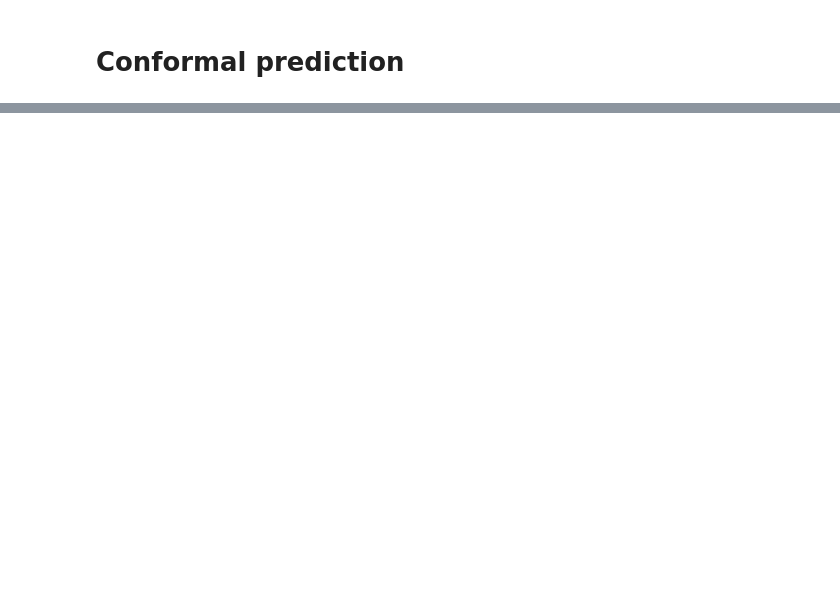
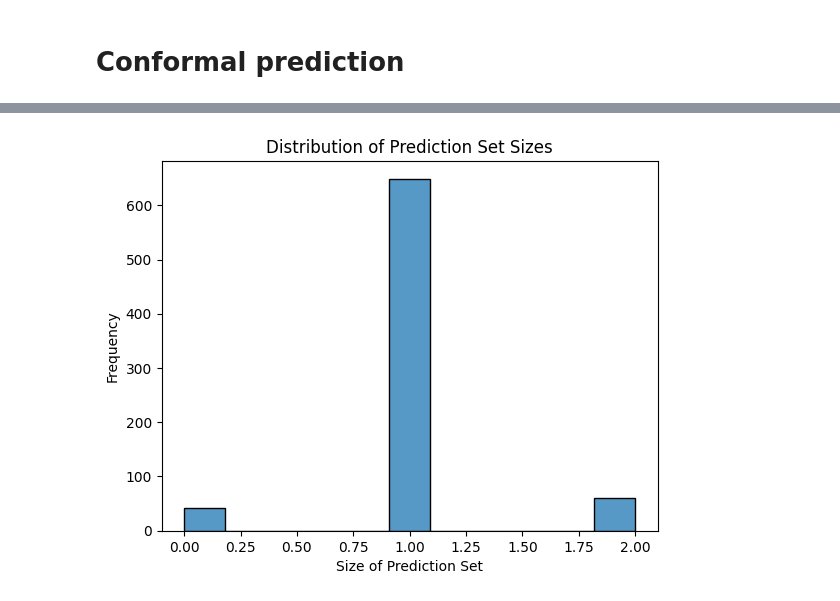
Before and after one commit to madelineapeters/MIDAS-UQ-carpentry, a Jupyter notebook: iris_dataset/Nanta/CP_classification.ipynb, the cells around one changed output, grey strips where cells are left out. Drawn from its saved outputs; the diff is of its cells as text; code cells hidden in the pictures; blank space fills up the shorter version.

```diff
--- a/iris_dataset/Nanta/CP_classification.ipynb
+++ b/iris_dataset/Nanta/CP_classification.ipynb
@@ -169,0 +145,15 @@ Epoch 10/10
+# %%
+model2 = tf.keras.Sequential([
+    tf.keras.Input(shape=(4,)),
+    tf.keras.layers.Dense(10, activation='relu'),
+    tf.keras.layers.Dense(4, activation="softmax"),
+])
+
+model2.compile(optimizer='adam', loss="sparse_categorical_crossentropy", metrics=["accuracy"])
+
+history = model2.fit(
+    X_train_norm,
+    y_train,
+    epochs=100,
+    validation_split=0.2
+)
@@ -255,0 +277,10 @@ plt.show()
+# %%
+set_sizes = [len(s) for s in set_pred2]
+
+sns.histplot(set_sizes)
+plt.xlabel("Size of Prediction Set")
+plt.ylabel("Frequency")
+plt.title("Distribution of Prediction Set Sizes")
+plt.show()
+# %% [output]
+[figure, added]
```
Also changed, not shown: parts of 13 cells of this notebook.
